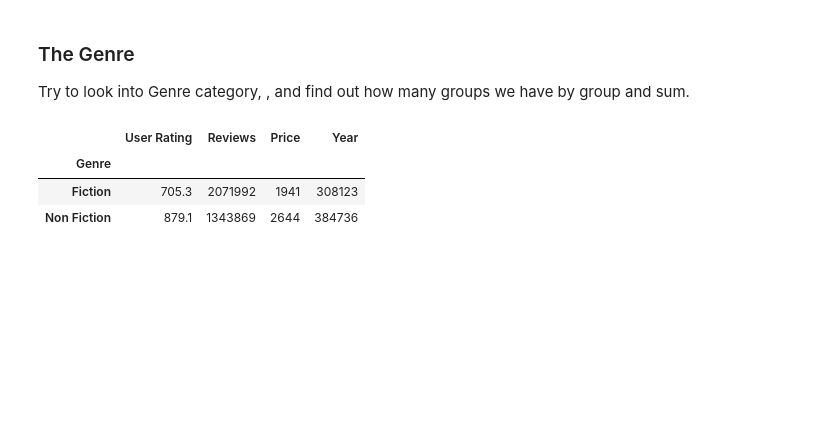
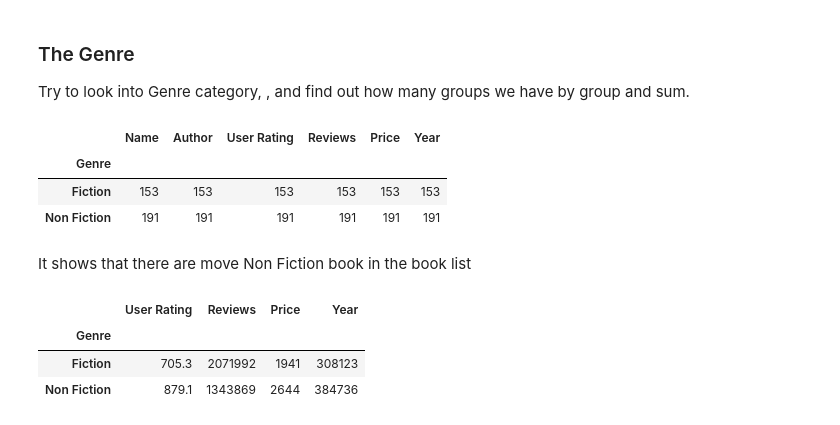
Before and after one commit to guandai/amazon_best_sell_books, a Jupyter notebook: amazon-2009-2019-best-selling-book.ipynb, the cells around one changed output. Saved outputs shown, nothing was run; the diff lists cells and outputs as text; code cells hidden in the pictures; blank space fills up the shorter version.

```diff
--- a/amazon-2009-2019-best-selling-book.ipynb
+++ b/amazon-2009-2019-best-selling-book.ipynb
@@ -357,6 +343,15 @@ The new result is different that the total count of books published. Dav Pilkey
 ### The Genre
 
 Try to look into Genre category, , and find out how many groups we have by group and sum.
+# %%
+df_cleaned.groupby('Genre').count()
+# %% [output]
+|  | Name | Author | User Rating | Reviews | Price | Year |
+| Genre |  |  |  |  |  |  |
+| Fiction | 153 | 153 | 153 | 153 | 153 | 153 |
+| Non Fiction | 191 | 191 | 191 | 191 | 191 | 191 |
+# %% [markdown]
+It shows that there are move Non Fiction book in the book list
 # %%
 df_cleaned.groupby('Genre').sum()
 # %% [output]
```
Also changed, not shown: parts of 10 cells of this notebook.
